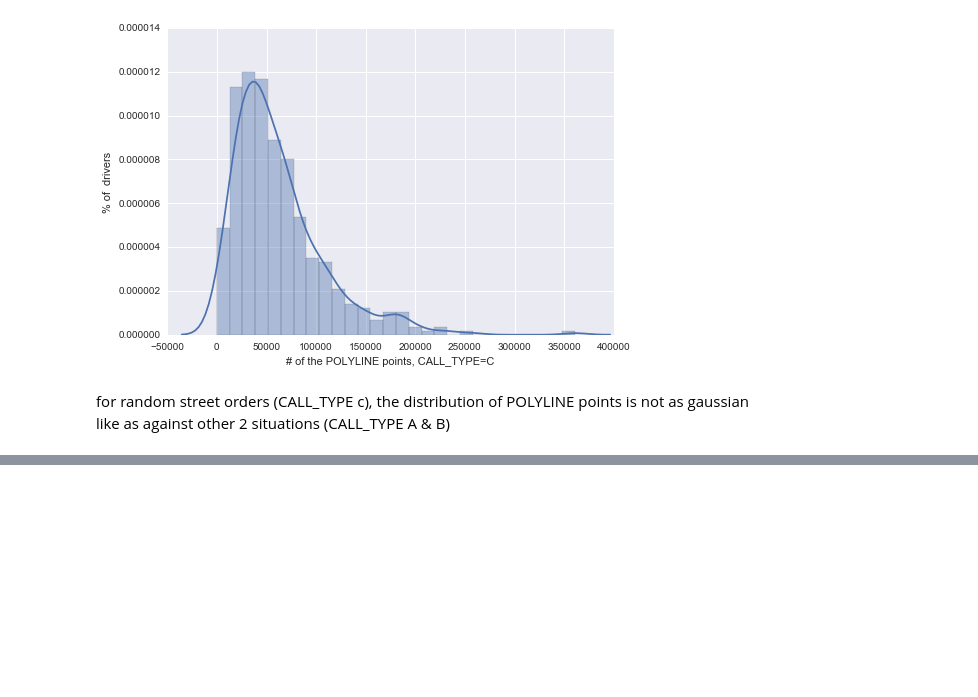
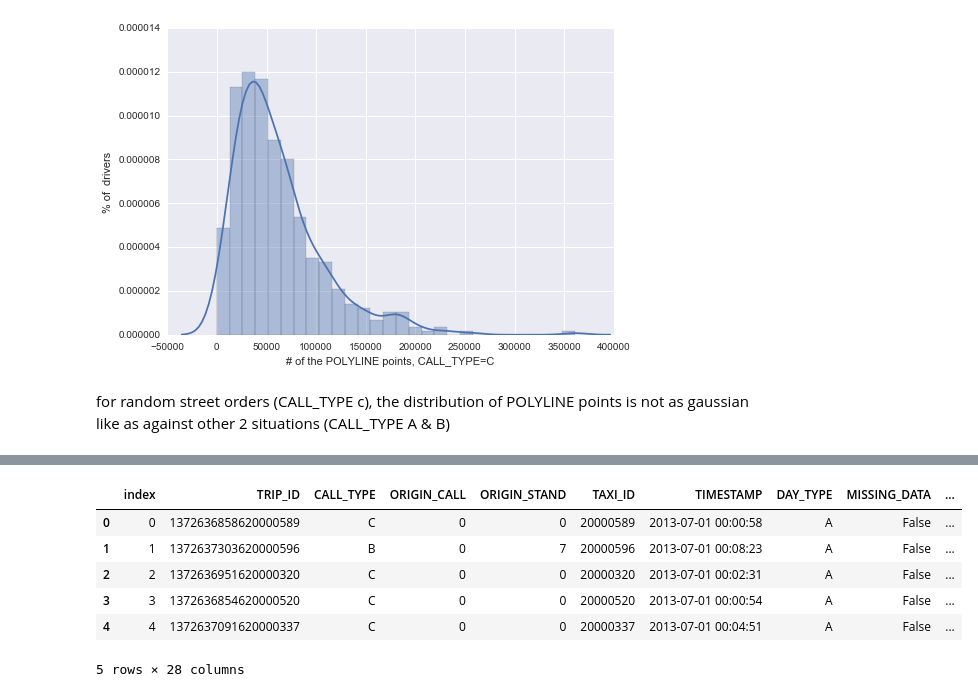
Before and after one commit to yennanliu/Kaggle.com_mini_project, a Jupyter notebook: Taxi-Trajectory-Prediction-I/kaggle_taxi_trajectory_statistics.ipynb, the cells around one changed output, grey strips where cells are left out. Drawn from its saved outputs; the diff is of its cells as text; code cells hidden in the pictures; blank space fills up the shorter version.

```diff
--- a/Taxi-Trajectory-Prediction-I/kaggle_taxi_trajectory_statistics.ipynb
+++ b/Taxi-Trajectory-Prediction-I/kaggle_taxi_trajectory_statistics.ipynb
@@ -315,0 +396,10 @@ df_modified.corr()
+# %%
+df_process.head()
+# %% [output]
+|  | index | TRIP_ID | CALL_TYPE | ORIGIN_CALL | ORIGIN_STAND | TAXI_ID | TIMESTAMP | DAY_TYPE | MISSING_DATA | ... |
+| 0 | 0 | 1372636858620000589 | C | 0 | 0 | 20000589 | 2013-07-01 00:00:58 | A | False | ... |
+| 1 | 1 | 1372637303620000596 | B | 0 | 7 | 20000596 | 2013-07-01 00:08:23 | A | False | ... |
+| 2 | 2 | 1372636951620000320 | C | 0 | 0 | 20000320 | 2013-07-01 00:02:31 | A | False | ... |
+| 3 | 3 | 1372636854620000520 | C | 0 | 0 | 20000520 | 2013-07-01 00:00:54 | A | False | ... |
+| 4 | 4 | 1372637091620000337 | C | 0 | 0 | 20000337 | 2013-07-01 00:04:51 | A | False | ... |
+5 rows × 28 columns
```
Also changed, not shown: parts of 5 cells of this notebook.
